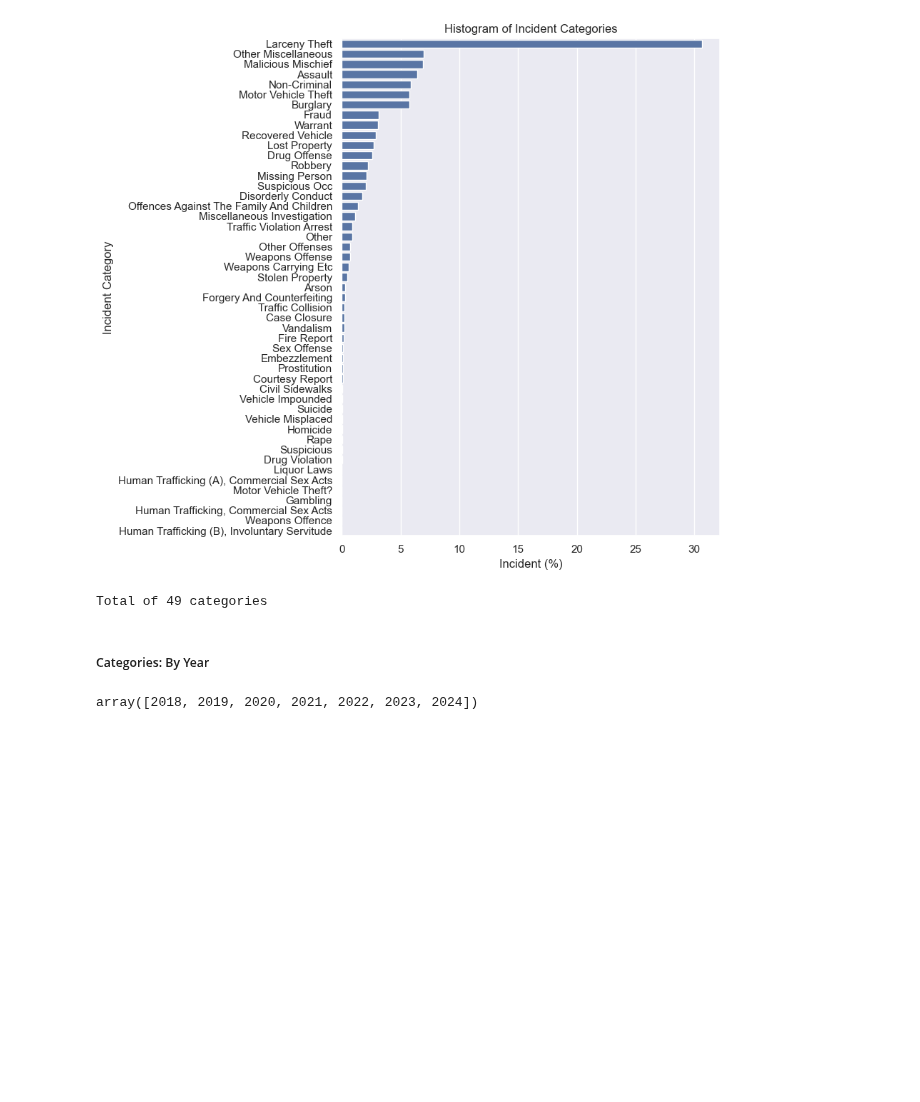
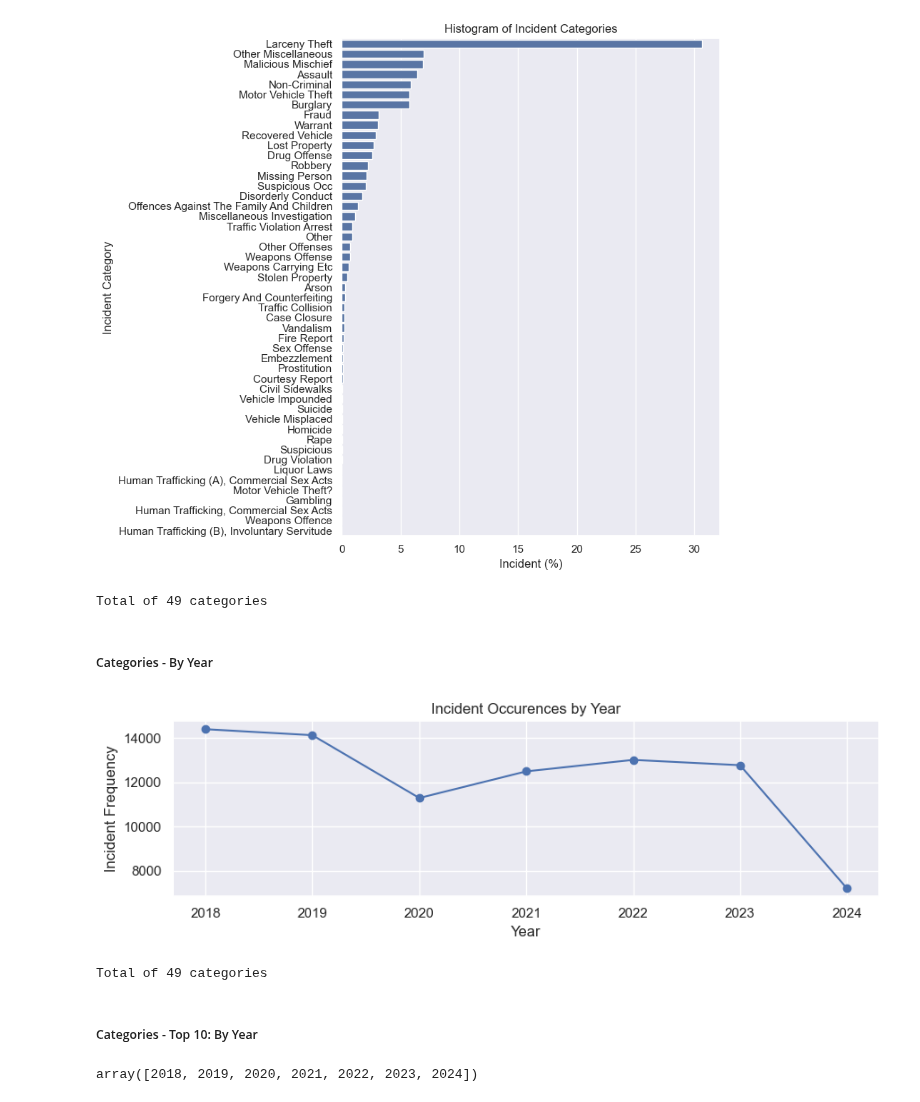
Before and after one commit to fazeelgm/UCB_ML_AI_Capstone, a Jupyter notebook: notebooks/ExploratoryDataAnalysis.ipynb, the cells around one changed output. Saved outputs shown, nothing was run; the diff lists cells and outputs as text; code cells hidden in the pictures; blank space fills up the shorter version.

```diff
--- a/notebooks/ExploratoryDataAnalysis.ipynb
+++ b/notebooks/ExploratoryDataAnalysis.ipynb
@@ -681,8 +681,27 @@ print(f'Total of {cats.shape[0]:,d} categories')
 # %% [output]
 [figure]
 Total of 49 categories
+# %% [markdown]
+##### Categories - By Year
+# %%
+plt.figure(figsize=(graph_utils.page_width, 3))
+
+current_clean_df.year.value_counts().sort_index().plot(marker='o')
+
+plt.xlabel('Year')
+plt.ylabel('Incident Frequency')
+plt.title('Incident Occurences by Year')
+
+plt.tight_layout()
+plt.savefig('../images/incidents_per_year.png')
+plt.show()
+
+print(f'Total of {cats.shape[0]:,d} categories')
+# %% [output]
+[figure, added]
+Total of 49 categories
 # %% [markdown]
-##### Categories: By Year
+##### Categories - Top 10: By Year
 # %%
 top_n = 10
 top_cats = cats.index[0:top_n]
```
Also changed, not shown: parts of 1 cell of this notebook.
